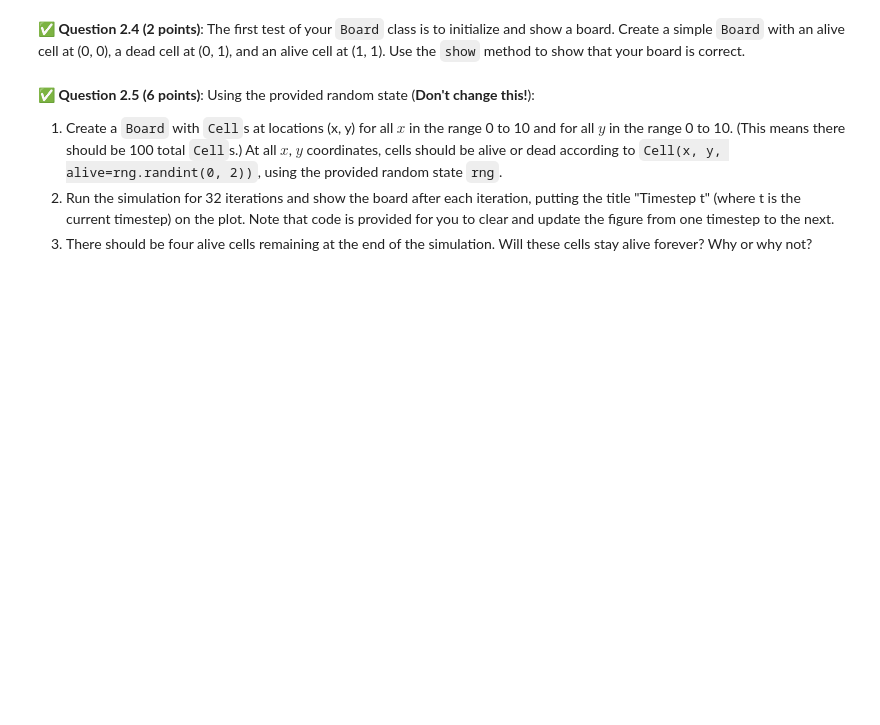
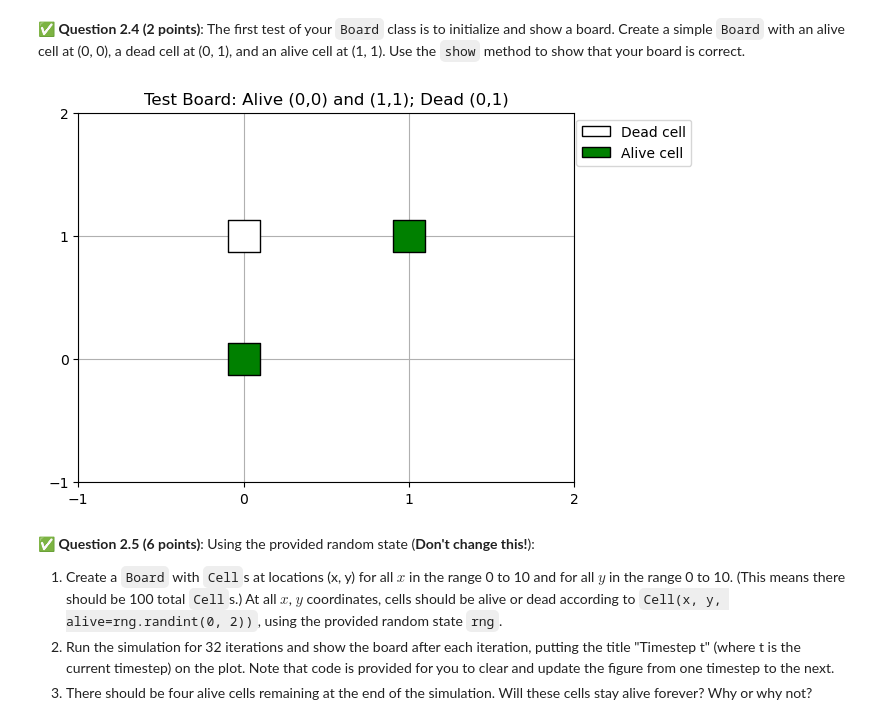
Before and after one commit to winbergd/cmse202-f25-turnin, a Jupyter notebook: hw-02/Homework2_CMSE202.ipynb, the cells around one changed output. Cells and saved outputs as stored; diff of their text form; code cells hidden in the pictures; blank space fills up the shorter version.

```diff
--- a/hw-02/Homework2_CMSE202.ipynb
+++ b/hw-02/Homework2_CMSE202.ipynb
@@ -93,21 +93,21 @@ class Cell:
 
     def is_alive(self):
         """Returns True if the cell is alive, else returns False."""
-        pass  # Your code here.
+        return self.alive
 
     def kill(self):
         """Sets the Cell's alive attribute to False. Does not return a value."""
-        pass  # Your code here.
+        self.alive =False
 
     def live(self):
         """Sets the Cell's alive attribute to True. Does not return a value."""
-        pass  # Your code here.
+        self.alive=True
 
     def copy(self):
         """Returns a copy of the Cell - that is, returns a new Cell with the
         same x, y, and alive attributes.
         """
-        pass  # Your code here.
+        return Cell(self.x, self.y, self.alive)
 
     def has_same_location(self, other):
         """Returns True if the other Cell has the same location as this Cell, else returns False.
@@ -115,7 +115,7 @@ class Cell:
         Args:
             other (Cell): The other Cell to compare locations with.
         """
-        pass  # Your code here.
+        return (self.x == other.x) and (self.y == other.y)
 
     def __eq__(self, other):
         """Returns True if the other Cell is equal to this cell, else returns False.
@@ -125,8 +125,7 @@ class Cell:
         Args:
             other (Cell): The other Cell to check equality with.
         """
-        pass  # Your code here.
-
+        return (self.x==other.x)and(self.y==other.y)and(self.alive==other.alive)
     def __repr__(self):
         """Returns a representation of the cell, useful for printing/displaying
         in notebooks.
@@ -312,3 +347,11 @@ class Board:
+# %%
+cells = [Cell(0, 0, alive=True),Cell(0, 1, alive=False),Cell(1, 1, alive=True)]
+board = Board(cells)
+board.show(xlim=(-1, 2), ylim=(-1, 2))
+plt.title("Test Board: Alive (0,0) and (1,1); Dead (0,1)")
+plt.show()
+# %% [output]
+[figure, added]
 # %% [markdown]
 &#9989; **Question 2.5 (6 points)**: Using the provided random state (**Don't change this!**):
 
```
Also changed, not shown: parts of 15 cells of this notebook.
